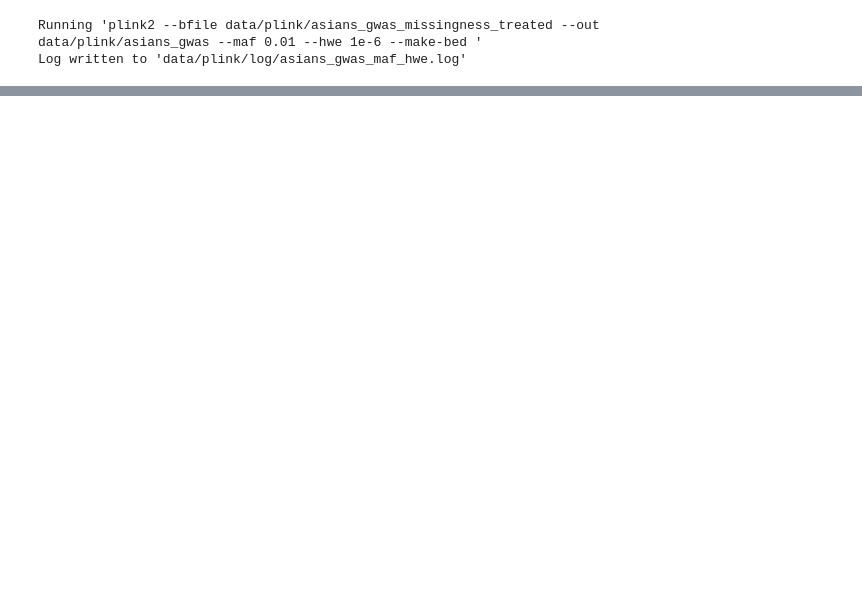
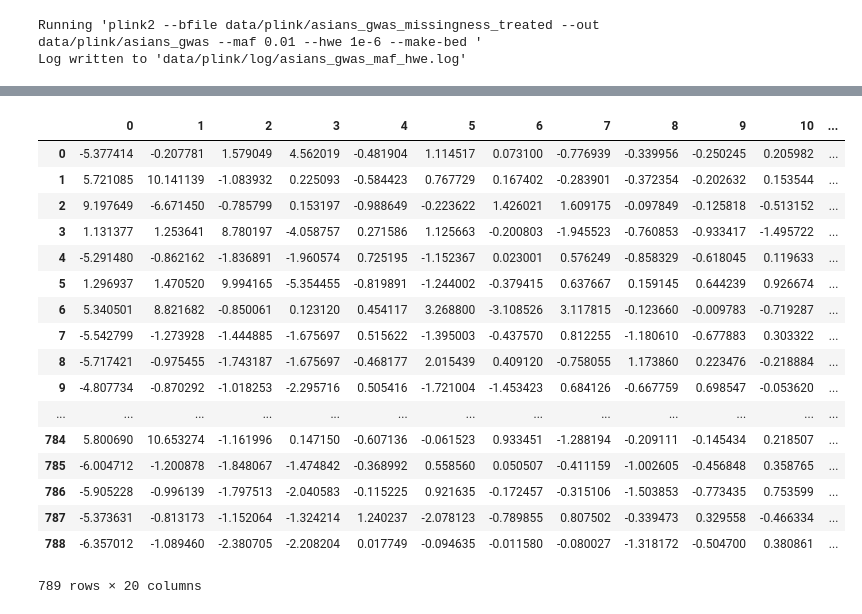
Before and after one commit to matthiaszeller/HBV, a Jupyter notebook: GWAS - Asian individuals.ipynb, the cells around one changed output, grey strips where cells are left out. Cells and saved outputs as stored; diff of their text form; code cells hidden in the pictures; blank space fills up the shorter version.

```diff
--- a/GWAS - Asian individuals.ipynb
+++ b/GWAS - Asian individuals.ipynb
@@ -127,0 +204,24 @@ Thus we need a to manage the writing of new files containing covariate informati
+# %%
+with open(PATH_VIRAL_DATA_PCS, 'rb') as file:
+    df = pickle.load(file)
+
+df
+# %% [output]
+|  | 0 | 1 | 2 | 3 | 4 | 5 | 6 | 7 | 8 | 9 | 10 | ... |
+| 0 | -5.377414 | -0.207781 | 1.579049 | 4.562019 | -0.481904 | 1.114517 | 0.073100 | -0.776939 | -0.339956 | -0.250245 | 0.205982 | ... |
+| 1 | 5.721085 | 10.141139 | -1.083932 | 0.225093 | -0.584423 | 0.767729 | 0.167402 | -0.283901 | -0.372354 | -0.202632 | 0.153544 | ... |
+| 2 | 9.197649 | -6.671450 | -0.785799 | 0.153197 | -0.988649 | -0.223622 | 1.426021 | 1.609175 | -0.097849 | -0.125818 | -0.513152 | ... |
+| 3 | 1.131377 | 1.253641 | 8.780197 | -4.058757 | 0.271586 | 1.125663 | -0.200803 | -1.945523 | -0.760853 | -0.933417 | -1.495722 | ... |
+| 4 | -5.291480 | -0.862162 | -1.836891 | -1.960574 | 0.725195 | -1.152367 | 0.023001 | 0.576249 | -0.858329 | -0.618045 | 0.119633 | ... |
+| 5 | 1.296937 | 1.470520 | 9.994165 | -5.354455 | -0.819891 | -1.244002 | -0.379415 | 0.637667 | 0.159145 | 0.644239 | 0.926674 | ... |
+| 6 | 5.340501 | 8.821682 | -0.850061 | 0.123120 | 0.454117 | 3.268800 | -3.108526 | 3.117815 | -0.123660 | -0.009783 | -0.719287 | ... |
+| 7 | -5.542799 | -1.273928 | -1.444885 | -1.675697 | 0.515622 | -1.395003 | -0.437570 | 0.812255 | -1.180610 | -0.677883 | 0.303322 | ... |
+| 8 | -5.717421 | -0.975455 | -1.743187 | -1.675697 | -0.468177 | 2.015439 | 0.409120 | -0.758055 | 1.173860 | 0.223476 | -0.218884 | ... |
+| 9 | -4.807734 | -0.870292 | -1.018253 | -2.295716 | 0.505416 | -1.721004 | -1.453423 | 0.684126 | -0.667759 | 0.698547 | -0.053620 | ... |
+| ... | ... | ... | ... | ... | ... | ... | ... | ... | ... | ... | ... | ... |
+| 784 | 5.800690 | 10.653274 | -1.161996 | 0.147150 | -0.607136 | -0.061523 | 0.933451 | -1.288194 | -0.209111 | -0.145434 | 0.218507 | ... |
+| 785 | -6.004712 | -1.200878 | -1.848067 | -1.474842 | -0.368992 | 0.558560 | 0.050507 | -0.411159 | -1.002605 | -0.456848 | 0.358765 | ... |
+| 786 | -5.905228 | -0.996139 | -1.797513 | -2.040583 | -0.115225 | 0.921635 | -0.172457 | -0.315106 | -1.503853 | -0.773435 | 0.753599 | ... |
+| 787 | -5.373631 | -0.813173 | -1.152064 | -1.324214 | 1.240237 | -2.078123 | -0.789855 | 0.807502 | -0.339473 | 0.329558 | -0.466334 | ... |
+| 788 | -6.357012 | -1.089460 | -2.380705 | -2.208204 | 0.017749 | -0.094635 | -0.011580 | -0.080027 | -1.318172 | -0.504700 | 0.380861 | ... |
+789 rows × 20 columns
```
Also changed, not shown: parts of 13 cells of this notebook, 3 other files.
